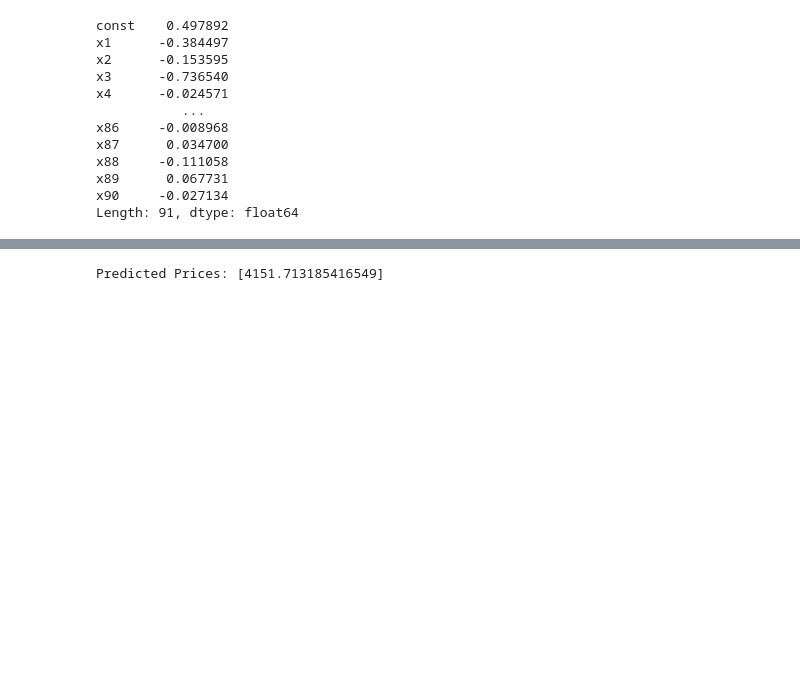
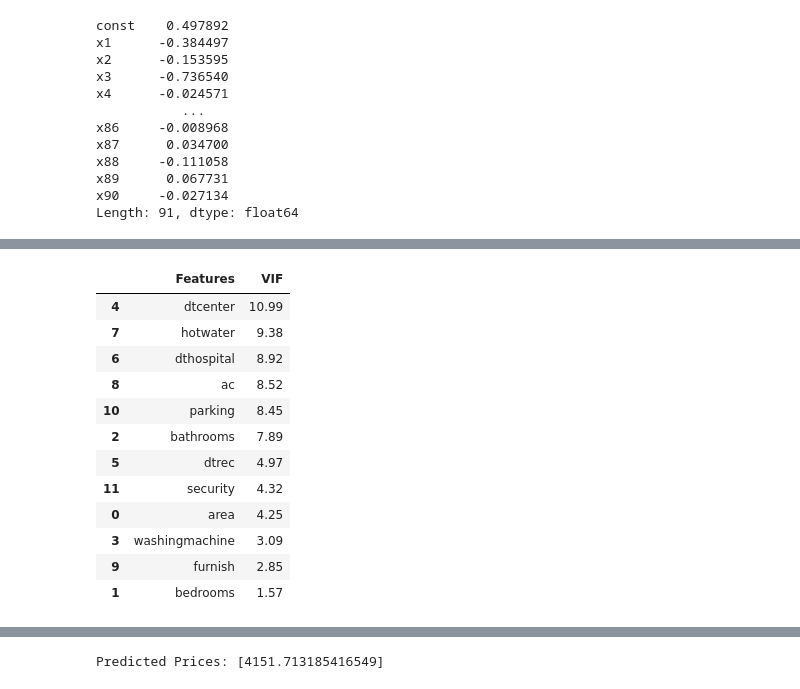
Before and after one commit to KMSBismarck1402/IT, a Jupyter notebook: python/hs3/housing.ipynb, the cells around one changed output, grey strips where cells are left out. Cells and saved outputs as stored; diff of their text form; code cells hidden in the pictures; blank space fills up the shorter version.

```diff
--- a/python/hs3/housing.ipynb
+++ b/python/hs3/housing.ipynb
@@ -142,6 +142,30 @@ Covariance Type:            nonrobust
 Notes:
 [1] R² is computed without centering (uncentered) since the model does not contain a constant.
 [2] Standard Errors assume that the covariance matrix of the errors is correctly specified.
+# %%
+# Calculate the VIFs for the model
+from statsmodels.stats.outliers_influence import variance_inflation_factor
+vif = pd.DataFrame()
+X = X_train
+vif['Features'] = X.columns
+vif['VIF'] = [variance_inflation_factor(X.values, i) for i in range(X.shape[1])]
+vif['VIF'] = round(vif['VIF'], 2)
+vif = vif.sort_values(by = "VIF", ascending = False)
+vif
+# %% [output]
+|  | Features | VIF |
+| 4 | dtcenter | 10.99 |
+| 7 | hotwater | 9.38 |
+| 6 | dthospital | 8.92 |
+| 8 | ac | 8.52 |
+| 10 | parking | 8.45 |
+| 2 | bathrooms | 7.89 |
+| 5 | dtrec | 4.97 |
+| 11 | security | 4.32 |
+| 0 | area | 4.25 |
+| 3 | washingmachine | 3.09 |
+| 9 | furnish | 2.85 |
+| 1 | bedrooms | 1.57 |
 # %%
 print(model_2.summary())
 # %% [output]
```
Also changed, not shown: parts of 2 cells of this notebook, 1 other file.
